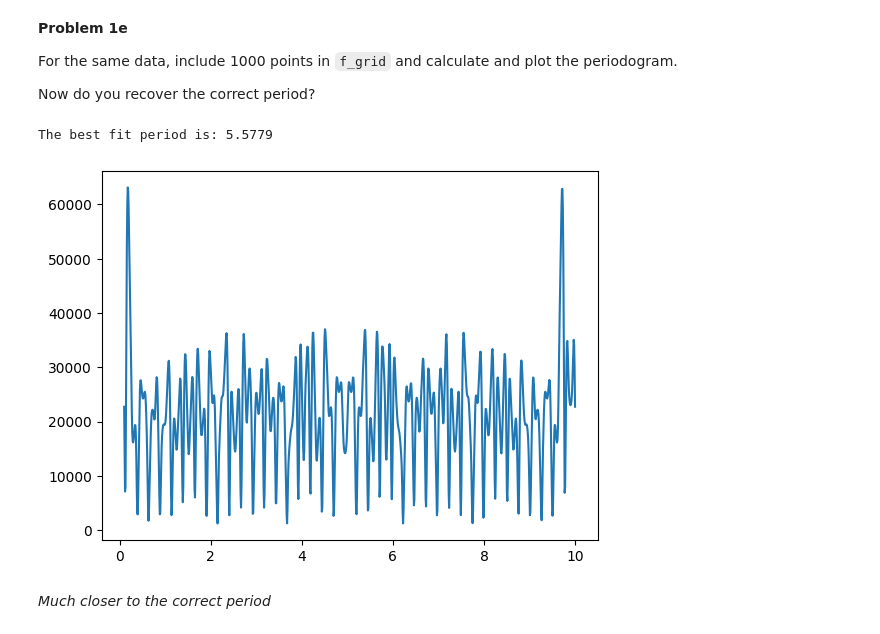
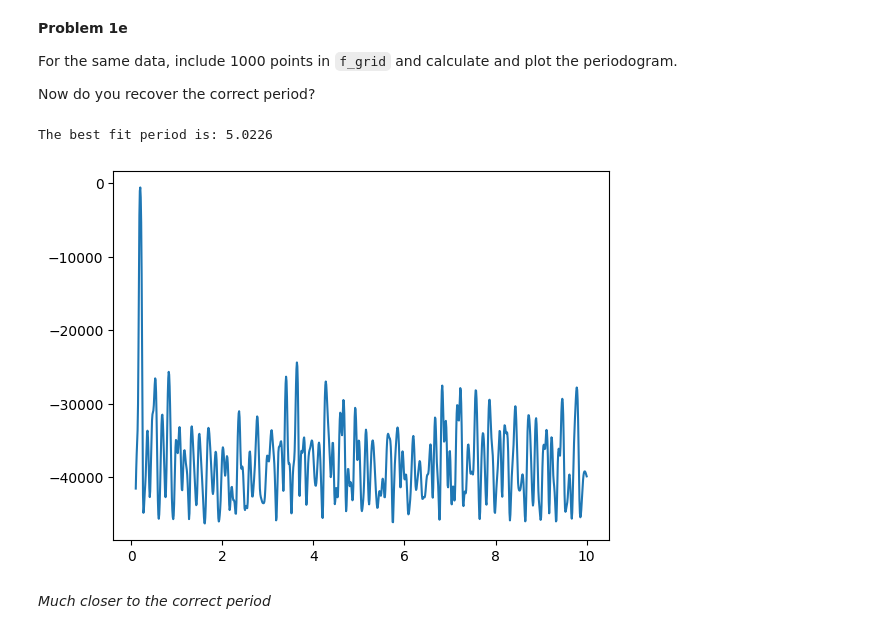
Before and after one commit to ASTR154/time-series, a Jupyter notebook: time-series.ipynb, the cells around one changed output. Drawn from its saved outputs; the diff is of its cells as text; code cells hidden in the pictures.

```diff
--- a/time-series.ipynb
+++ b/time-series.ipynb
@@ -24,9 +24,9 @@ def sinusoid(x, period=1, amplitude=1, phase=0, noise=0):
     '''
     return  amplitude * np.sin(((2*np.pi*x)/period) - phase) + noise
 
-t = np.arange(0, 10, 0.05)
-y = sinusoid(t, np.pi, 2)
-plt.plot(t, y)
+x = np.arange(0, 10, 0.05)
+y = sinusoid(x, np.pi, 2)
+plt.plot(x, y)
 plt.show()
 # %% [output]
 [figure]
@@ -46,10 +46,9 @@ def chi2(theta, t, y, f, sigma):
     `theta: tuple_unwrappable [float, float]` = `[amplitude, phase]`
     '''
     amplitude, phase = theta
-    period = 1/f
-    model = sinusoid(t, period, amplitude, phase)
+    model = sinusoid(t, 1 / f, amplitude, phase)
     chi = (y - model)/sigma
-    return (chi**2).sum()
+    return np.sum(chi**2)
 # %% [markdown]
 **Problem 1b**
 
@@ -69,9 +68,9 @@ Write a function, `ls_periodogram`, to calculate the LS periodogram for observat
 # %%
 def ls_periodogram(t, y, sigma, f_grid):
     psd = np.zeros_like(f_grid)
-    chi2_0 = (y**2 / sigma**2).sum()
+    chi2_0 = ((y / sigma)**2).sum()  / (sigma**2).sum()
     for f_num, f in enumerate(f_grid):
-        chi2_min = min_chi2(t, y, f, sigma, [1, 0])
+        chi2_min = min_chi2(t, y, f, sigma, [1.0, 0.0])
         psd[f_num] = (chi2_0 - chi2_min) / 2
     return psd
 # %% [markdown]
@@ -81,11 +80,11 @@ Generate a periodic signal with 100 observations taken over a time period of 10
 
 *Hint* - set the minimum frequency in the grid to $1/T$ where $T$ is the duration of the observations. Set the maximum frequnecy to 10, and use an equally spaced grid with 50 points.
 # %%
-rng_sin = [np.random.default_rng(1234), np.random.default_rng(5678)]
-t =  np.linspace(0, 10, 100)
-y =  sinusoid(t, 5.25, 7.4, 0, rng_sin[0].normal(loc=0, scale=0.8, size=len(t)))
-y_unc = abs(rng_sin[1].normal(loc=0, scale=0.8, size=len(t)))
+rng = np.random.default_rng([45496, 546, 154694, 49])
+x = np.sort(rng.uniform(0, 10, 100))
+y = sinusoid(x, 5.25, 7.4, 0, rng.normal(0, 0.8, size=len(x)))
+y_unc = np.abs(rng.normal(0, 0.8, len(x)))
 
-plt.errorbar(t, y, yerr=y_unc, marker='.', ls='', capsize=3)
+plt.errorbar(x, y, yerr=y_unc, marker='.', ls='', capsize=3)
 # %% [output]
 <ErrorbarContainer object of 3 artists>
@@ -114,15 +113,15 @@ Now do you recover the correct period?
 # %%
 f_min = 1/10
 f_grid = np.linspace(f_min, 10, 1000)
-psd_ls = ls_periodogram(t, y, y_unc, f_grid)
+psd_ls = ls_periodogram(x, y, y_unc, f_grid)
+best_period = 1. / f_grid[np.argmax(psd_ls)]
 
 # plot the periodogram
 plt.plot(f_grid, psd_ls)
-
-print("The best fit period is: {:.4f}".format(1. / f_grid[np.argmax(psd_ls)]))
+print("The best fit period is: {:.4f}".format(best_period))
 # %% [output]
-The best fit period is: 5.5779
+The best fit period is: 5.0226
-[figure, old version]
+[figure, new version]
 # %% [markdown]
 *Much closer to the correct period*
 # %% [markdown]
```
Also changed, not shown: parts of 11 cells of this notebook.
